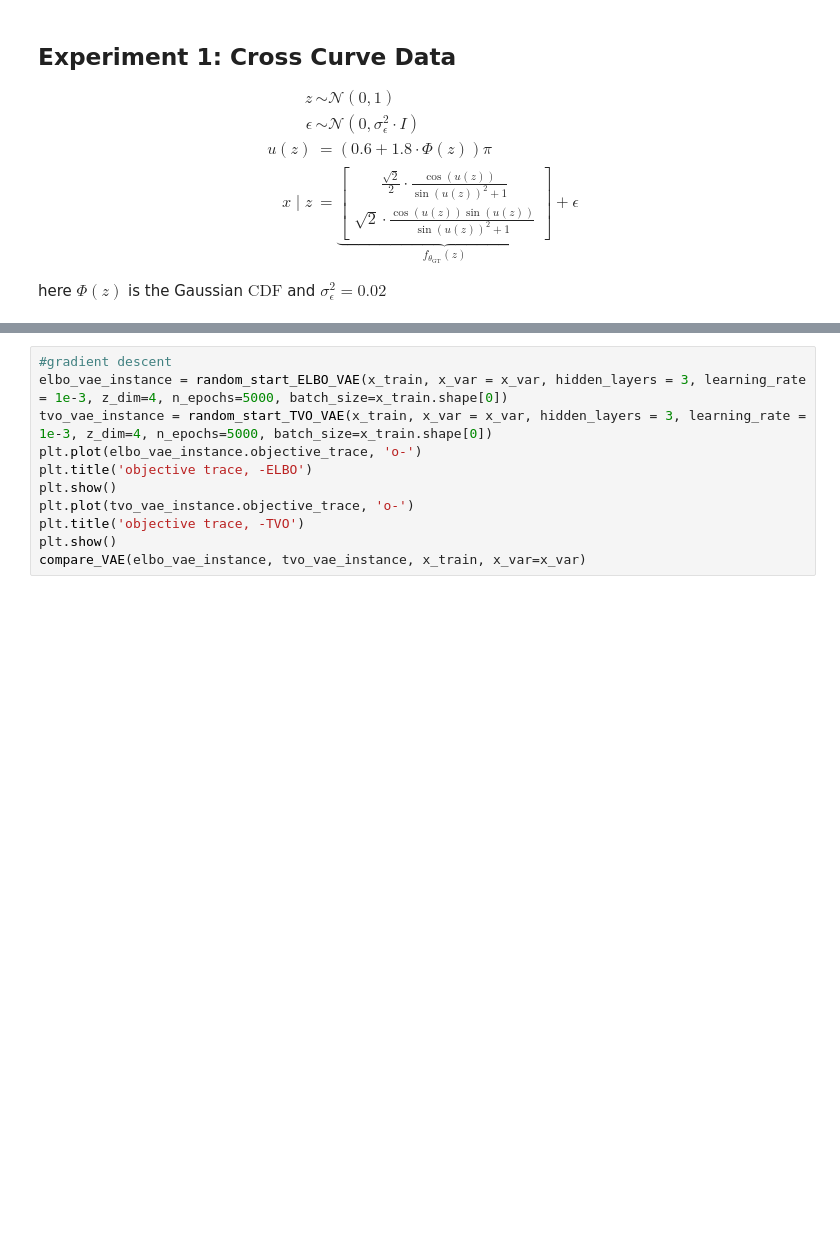
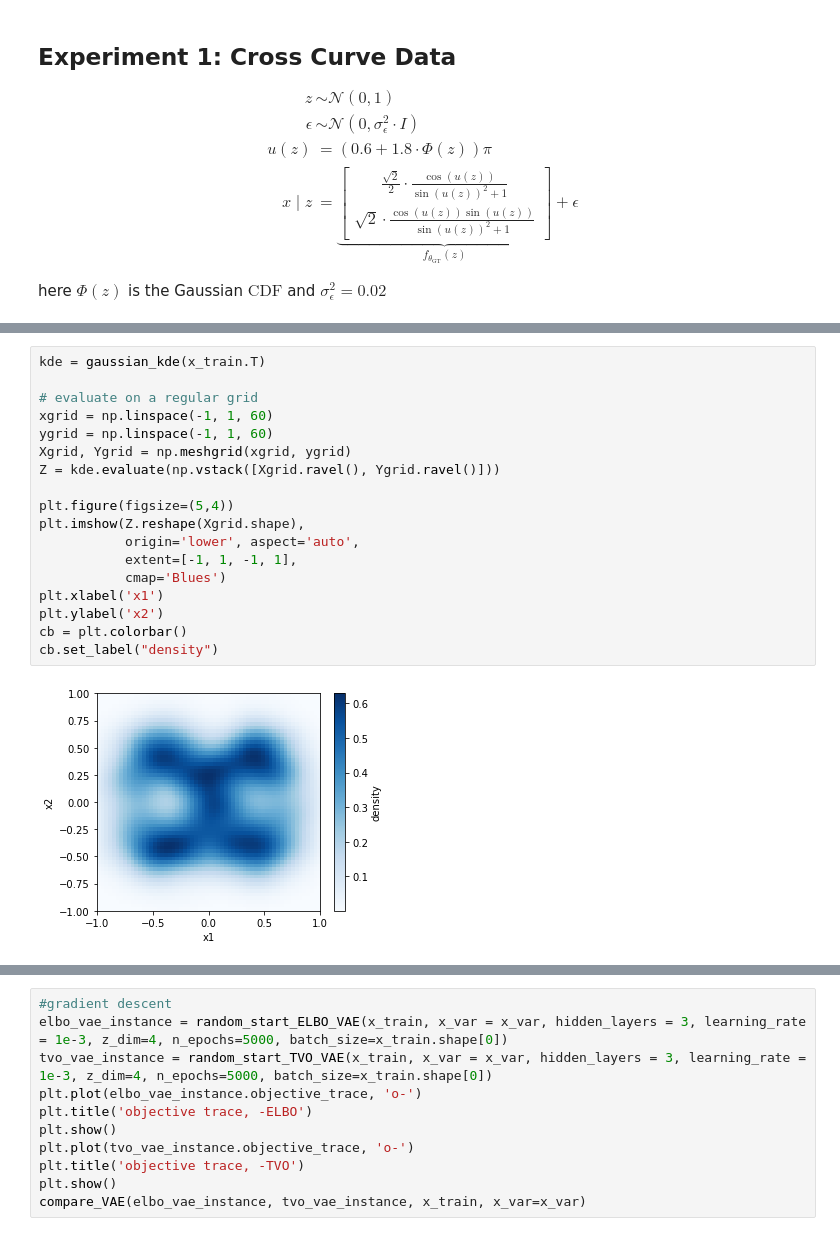
Before and after one commit to minhuanli/am207-tvo-project, a Jupyter notebook: notebooks/VAE_torch_exp.ipynb, the cells around one changed output, grey strips where cells are left out. Cells and saved outputs as stored; diff of their text form; blank space fills up the shorter version.

```diff
--- a/notebooks/VAE_torch_exp.ipynb
+++ b/notebooks/VAE_torch_exp.ipynb
@@ -609,3 +610,23 @@ print(x_train.shape)
 # %% [output]
 (10000, 2)
+# %%
+kde = gaussian_kde(x_train.T)
+
+# evaluate on a regular grid
+xgrid = np.linspace(-1, 1, 60)
+ygrid = np.linspace(-1, 1, 60)
+Xgrid, Ygrid = np.meshgrid(xgrid, ygrid)
+Z = kde.evaluate(np.vstack([Xgrid.ravel(), Ygrid.ravel()]))
+
+plt.figure(figsize=(5,4))
+plt.imshow(Z.reshape(Xgrid.shape),
+           origin='lower', aspect='auto',
+           extent=[-1, 1, -1, 1],
+           cmap='Blues')
+plt.xlabel('x1')
+plt.ylabel('x2')
+cb = plt.colorbar()
+cb.set_label("density")
+# %% [output]
+[figure, added]
 # %%
```
Also changed, not shown: parts of 9 cells of this notebook.
